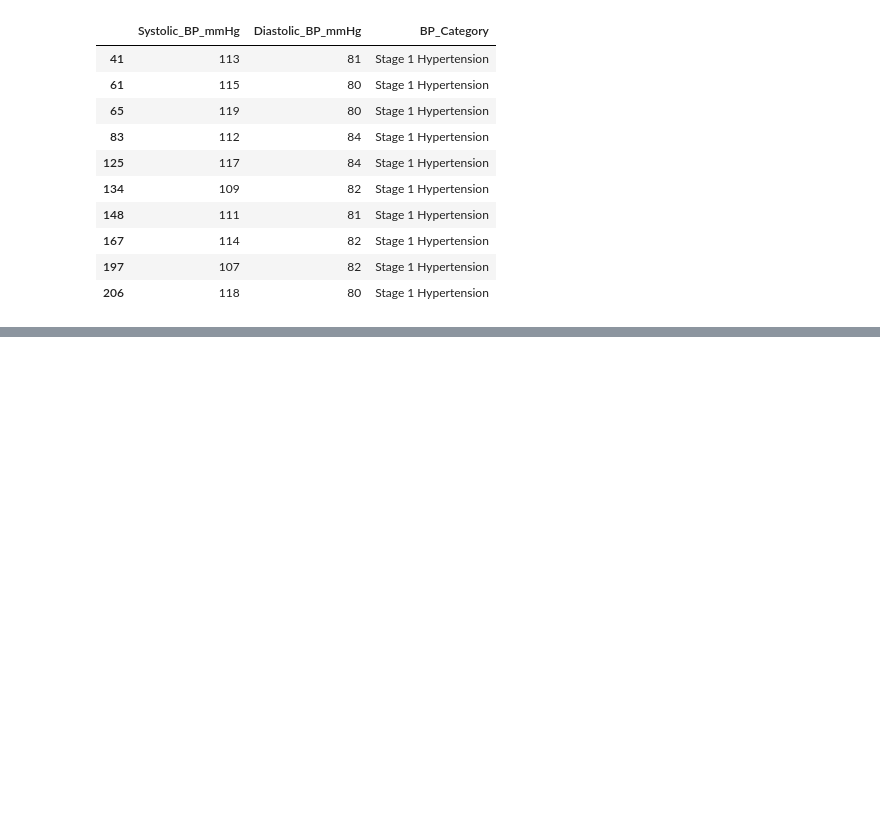
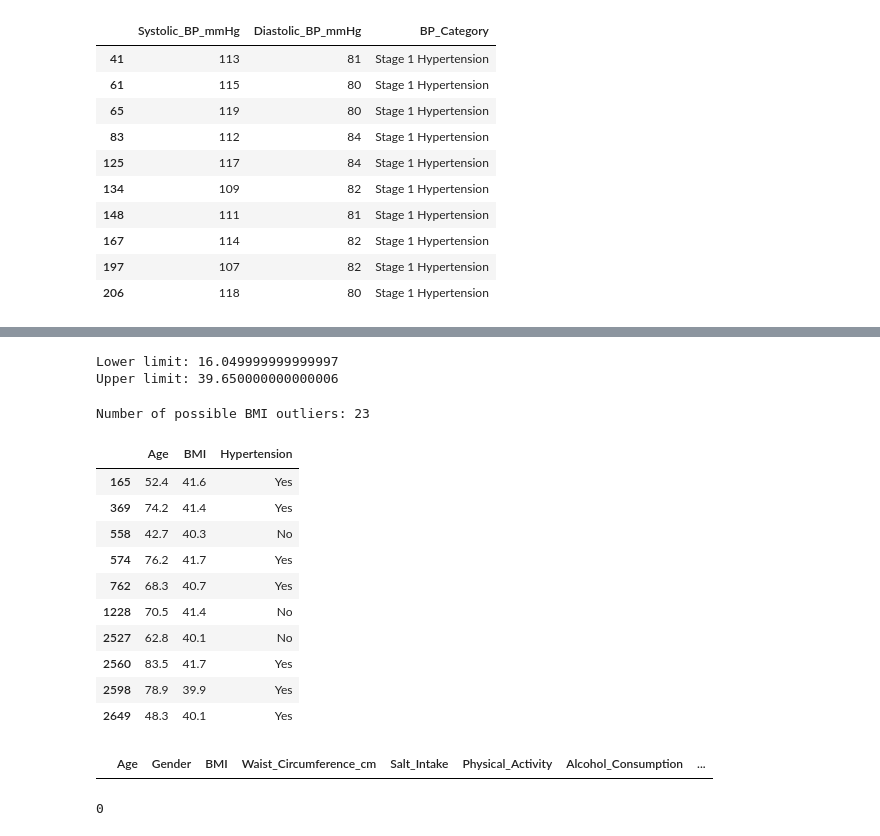
Before and after one commit to KarunaBaruwal/CMP7005-Hypertension-Analytics, a Jupyter notebook: CMP7005_Hypertension_Analysis.ipynb, the cells around one changed output, grey strips where cells are left out. Cells and saved outputs as stored; diff of their text form; code cells hidden in the pictures; blank space fills up the shorter version.

```diff
--- a/CMP7005_Hypertension_Analysis.ipynb
+++ b/CMP7005_Hypertension_Analysis.ipynb
@@ -310,0 +438,49 @@ df.loc[
+# %%
+Q1 = df['BMI'].quantile(0.25)
+Q3 = df['BMI'].quantile(0.75)
+IQR = Q3 - Q1
+lower_limit = Q1 - 1.5 * IQR
+upper_limit = Q3 + 1.5 * IQR
+print("Lower limit:", lower_limit)
+print("Upper limit:", upper_limit)
+# %% [output]
+Lower limit: 16.049999999999997
+Upper limit: 39.650000000000006
+# %%
+
+bmi_outliers = df[
+    (df['BMI'] < lower_limit) |
+    (df['BMI'] > upper_limit)
+]
+
+print("Number of possible BMI outliers:", len(bmi_outliers))
+# %% [output]
+Number of possible BMI outliers: 23
+# %%
+bmi_outliers[['Age', 'BMI', 'Hypertension']].head(10)
+# %% [output]
+|  | Age | BMI | Hypertension |
+| 165 | 52.4 | 41.6 | Yes |
+| 369 | 74.2 | 41.4 | Yes |
+| 558 | 42.7 | 40.3 | No |
+| 574 | 76.2 | 41.7 | Yes |
+| 762 | 68.3 | 40.7 | Yes |
+| 1228 | 70.5 | 41.4 | No |
+| 2527 | 62.8 | 40.1 | No |
+| 2560 | 83.5 | 41.7 | Yes |
+| 2598 | 78.9 | 39.9 | Yes |
+| 2649 | 48.3 | 40.1 | Yes |
+# %%
+df[
+    df['Systolic_BP_mmHg'] <= df['Diastolic_BP_mmHg']
+]
+# %% [output]
+|  | Age | Gender | BMI | Waist_Circumference_cm | Salt_Intake | Physical_Activity | Alcohol_Consumption | ... |
+# %%
+invalid_bp = df[
+    df['Systolic_BP_mmHg'] <= df['Diastolic_BP_mmHg']
+]
+
+len(invalid_bp)
+# %% [output]
+0
```
Also changed, not shown: parts of 15 cells of this notebook.
